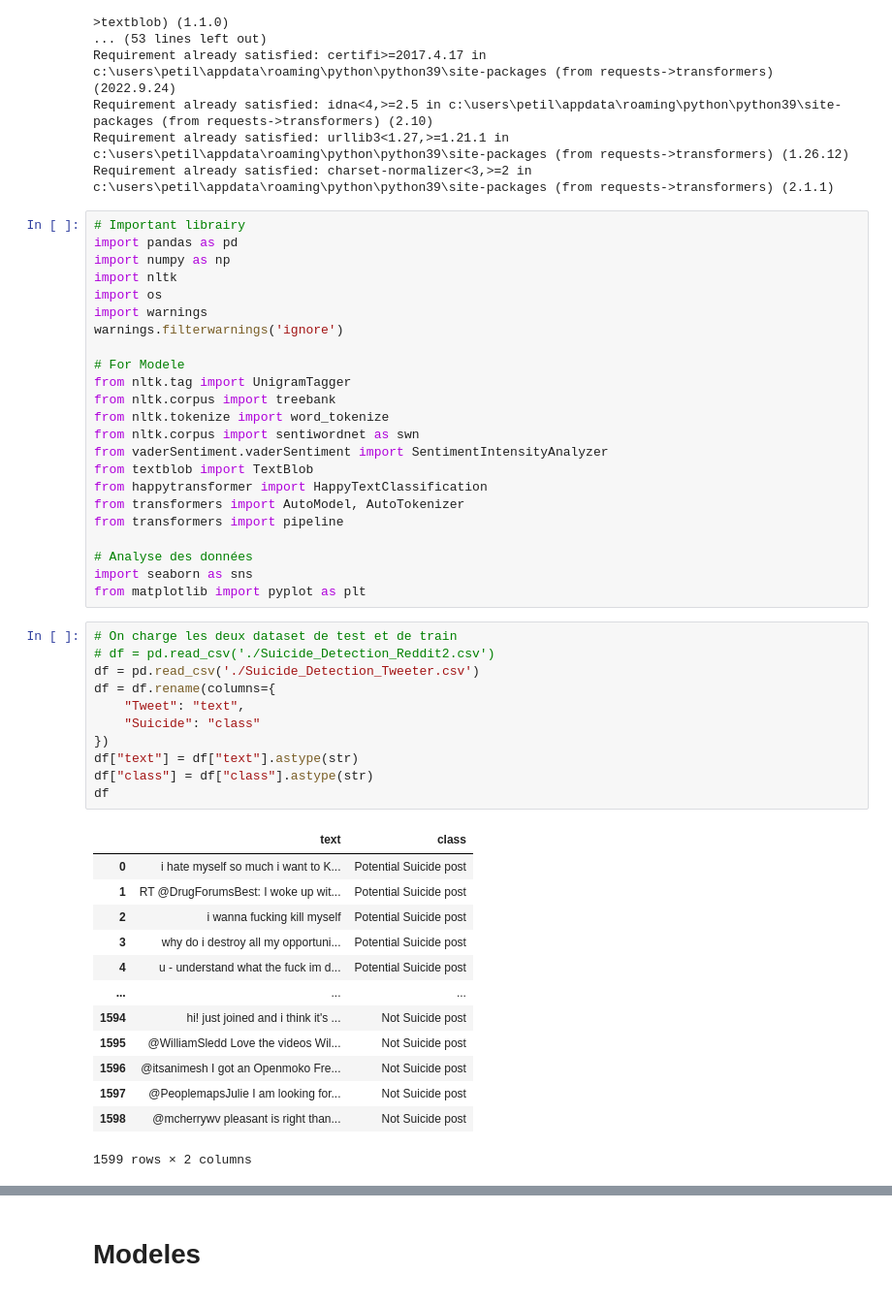
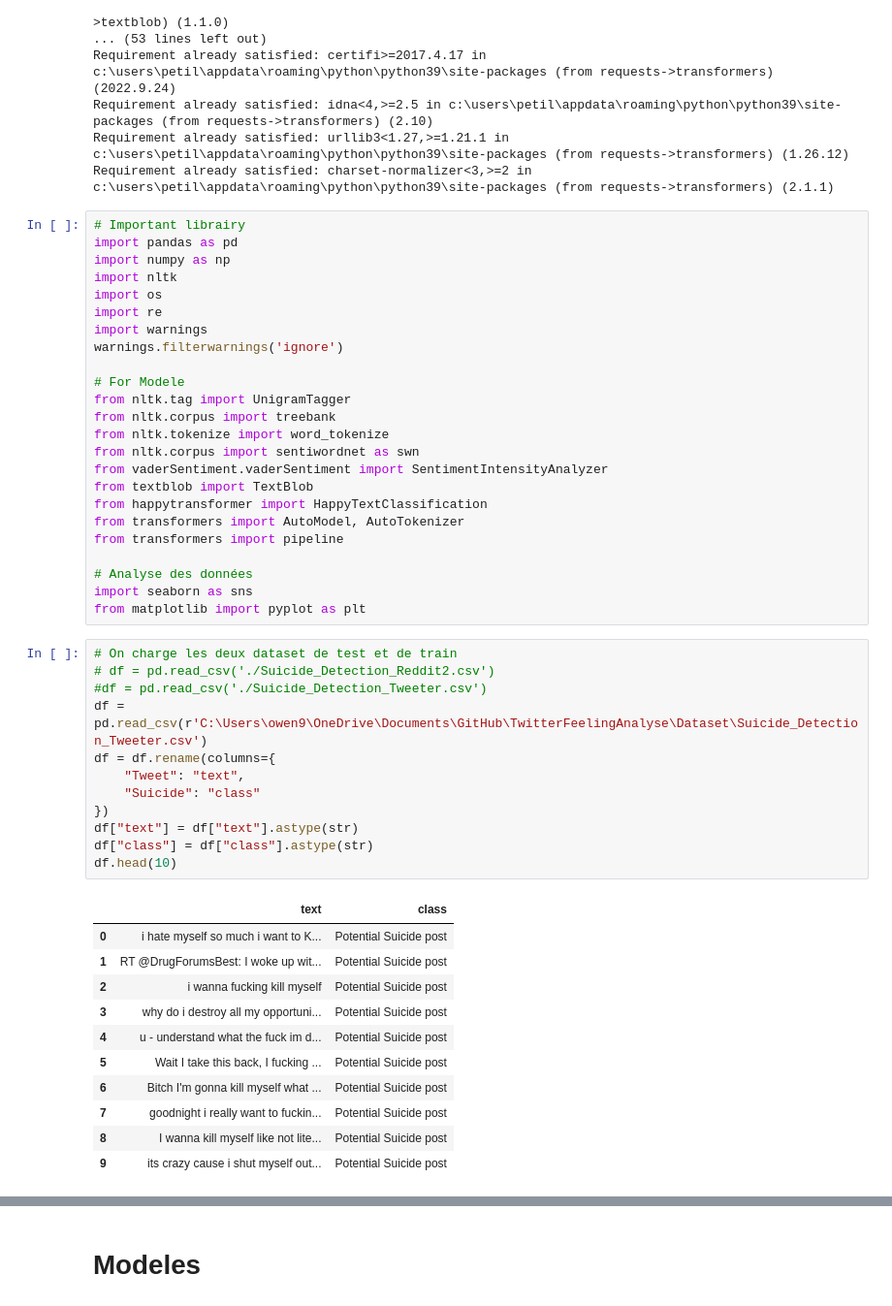
Before and after one commit to Pierre-Portfolio/TwitterFeelingAnalyse, a Jupyter notebook: Livrables/Code/Pierre.ipynb, the cells around one changed output, grey strips where cells are left out. Shown at 97% size. Drawn from its saved outputs; the diff is of its cells as text.

```diff
--- a/Livrables/Code/Pierre.ipynb
+++ b/Livrables/Code/Pierre.ipynb
@@ -30,6 +30,7 @@ import pandas as pd
 import numpy as np
 import nltk
 import os
+import re
 import warnings
 warnings.filterwarnings('ignore')
 
@@ -50,27 +51,26 @@ from matplotlib import pyplot as plt
 # %%
 # On charge les deux dataset de test et de train
 # df = pd.read_csv('./Suicide_Detection_Reddit2.csv')
-df = pd.read_csv('./Suicide_Detection_Tweeter.csv')
+#df = pd.read_csv('./Suicide_Detection_Tweeter.csv')
+df = pd.read_csv(r'C:\Users\owen9\OneDrive\Documents\GitHub\TwitterFeelingAnalyse\Dataset\Suicide_Detection_Tweeter.csv')
 df = df.rename(columns={
     "Tweet": "text",
     "Suicide": "class"
 })
 df["text"] = df["text"].astype(str)
 df["class"] = df["class"].astype(str)
-df
+df.head(10)
 # %% [output]
 |  | text | class |
 | 0 | i hate myself so much i want to K... | Potential Suicide post |
 | 1 | RT @DrugForumsBest: I woke up wit... | Potential Suicide post |
 | 2 | i wanna fucking kill myself | Potential Suicide post |
 | 3 | why do i destroy all my opportuni... | Potential Suicide post |
 | 4 | u - understand what the fuck im d... | Potential Suicide post |
-| ... | ... | ... |
-| 1594 | hi! just joined and i think it's ... | Not Suicide post |
-| 1595 | @WilliamSledd Love the videos Wil... | Not Suicide post |
-| 1596 | @itsanimesh I got an Openmoko Fre... | Not Suicide post |
-| 1597 | @PeoplemapsJulie I am looking for... | Not Suicide post |
-| 1598 | @mcherrywv pleasant is right than... | Not Suicide post |
+| 5 | Wait I take this back, I fucking ... | Potential Suicide post |
+| 6 | Bitch I'm gonna kill myself what ... | Potential Suicide post |
+| 7 | goodnight i really want to fuckin... | Potential Suicide post |
+| 8 | I wanna kill myself like not lite... | Potential Suicide post |
+| 9 | its crazy cause i shut myself out... | Potential Suicide post |
-1599 rows × 2 columns
 # %%
 # On affiche la dimension du dataset
```
Also changed, not shown: parts of 18 cells of this notebook.
